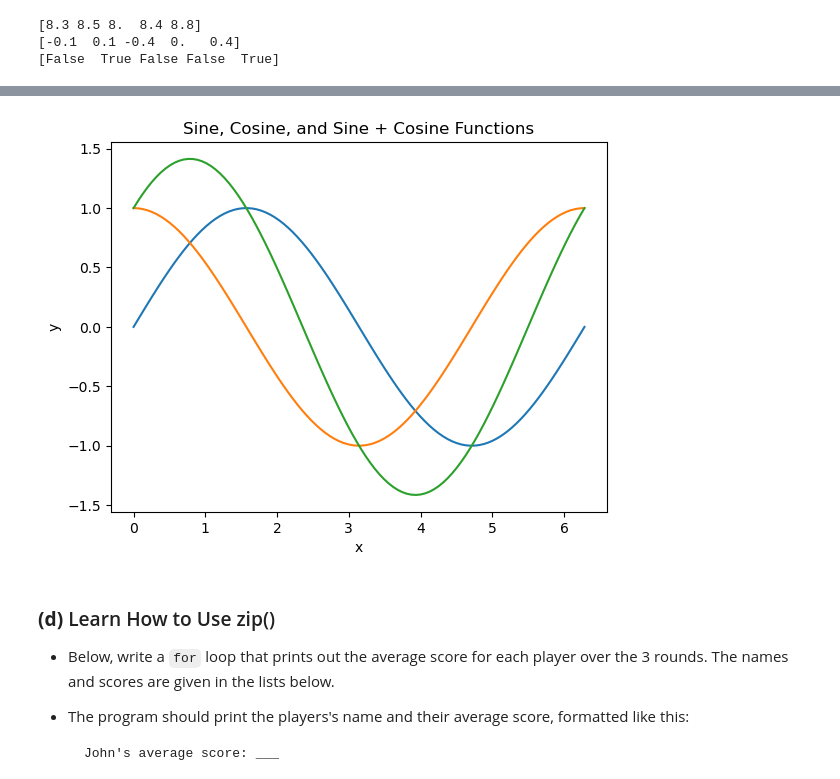
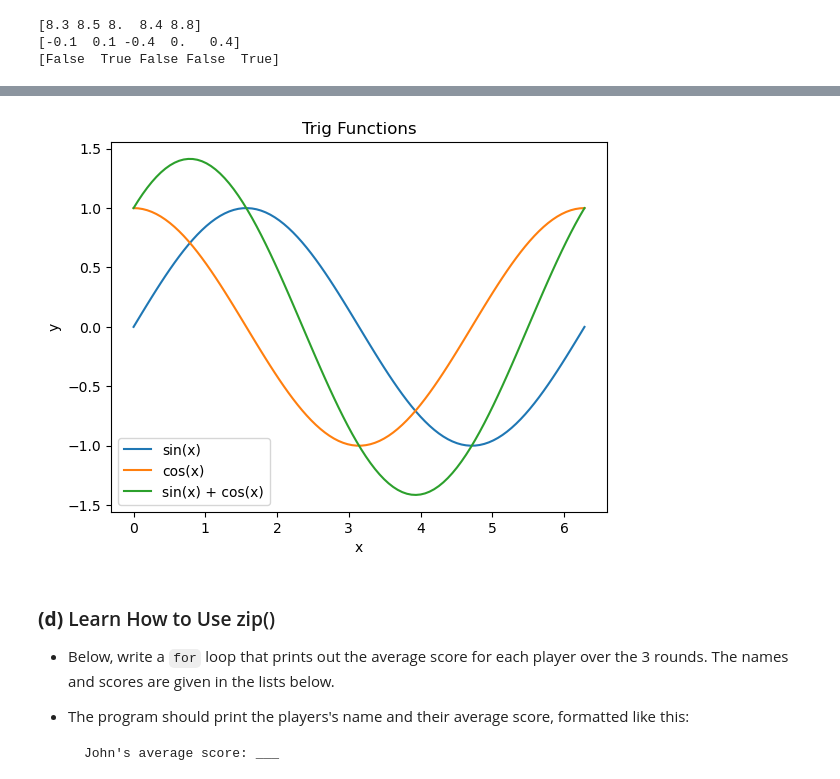
Before and after one commit to Orlykg/datasci151spring2026, a Jupyter notebook: _assignments/assignment_4/Assignment4.ipynb, the cells around one changed output, grey strips where cells are left out. Cells and saved outputs as stored; diff of their text form; code cells hidden in the pictures.

```diff
--- a/_assignments/assignment_4/Assignment4.ipynb
+++ b/_assignments/assignment_4/Assignment4.ipynb
@@ -114,26 +114,26 @@ print(above_average)
 # %%
 # Write your answer here
 
 points_value = 100
 vec_x = np.linspace(0, 2*np.pi, points_value)
 
 vec_y1 = np.sin(vec_x)
 vec_y2 = np.cos(vec_x)
 vec_y3 = np.sin(vec_x) + np.cos(vec_x)
 
 list_vectors = [vec_y1, vec_y2, vec_y3]
 legend = ["sin(x)", "cos(x)", "sin(x) + cos(x)"]
 
 for value in range(len(list_vectors)):
     plt.plot(vec_x, list_vectors[value], label=legend[value])
 
 plt.xlabel("x")
 plt.ylabel("y")
-plt.title("Sine, Cosine, and Sine + Cosine Functions")
-
+plt.title("Trig Functions")
+plt.legend()
 plt.show()
 # %% [output]
-[figure, old version]
+[figure, new version]
 # %% [markdown]
 ### **(d)** Learn How to Use zip()
 
```
Also changed, not shown: parts of 5 cells of this notebook.
